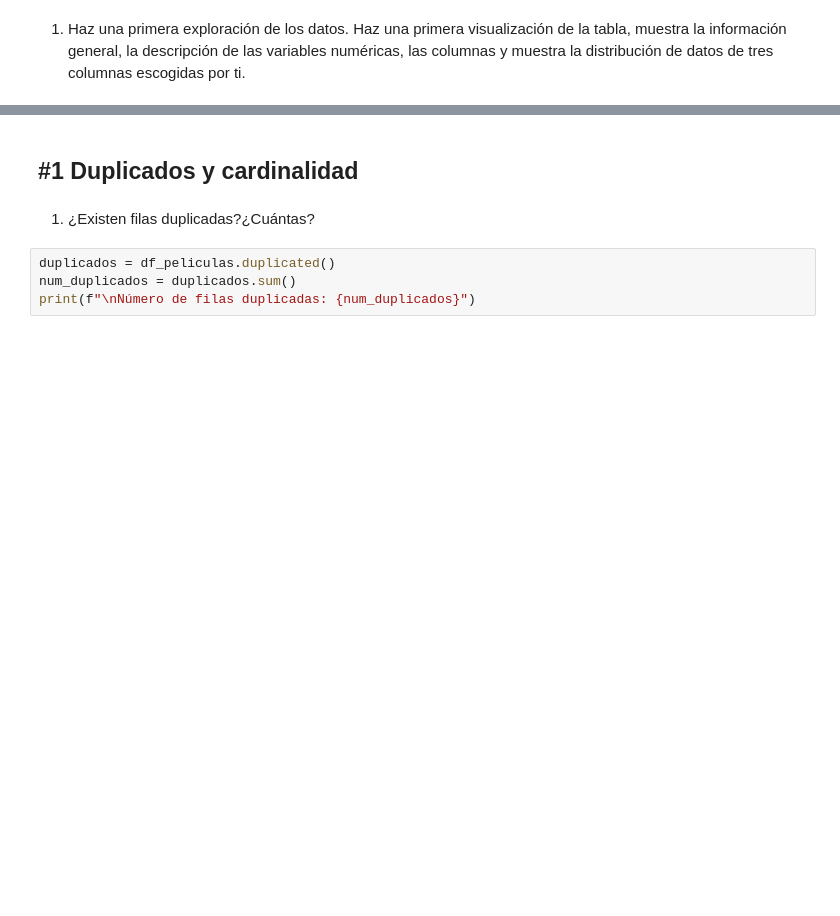
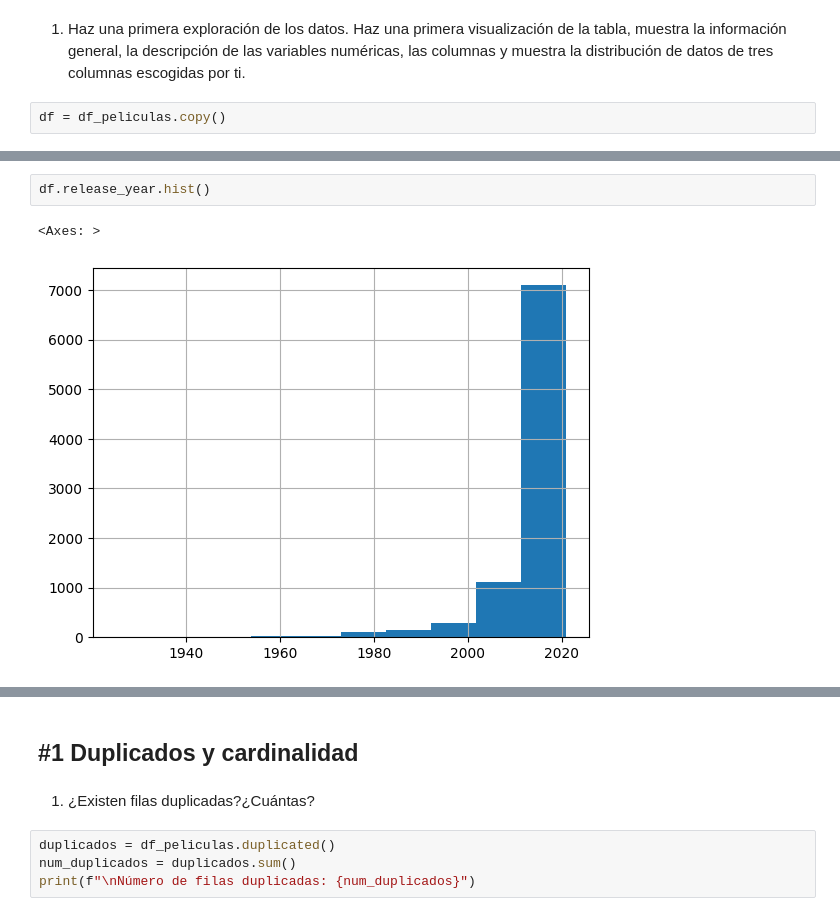
Before and after one commit to annahico/ONLINE_DS_THEBRIDGE_ANNA, a Jupyter notebook: 03_Analisis_de_Datos/Sprint_05/Unidad_01/Practica_Obligatoria/18_Practica_Obligatoria_ETL.ipynb, the cells around one changed output, grey strips where cells are left out. Cells and saved outputs as stored; diff of their text form; blank space fills up the shorter version.

```diff
--- a/03_Analisis_de_Datos/Sprint_05/Unidad_01/Practica_Obligatoria/18_Practica_Obligatoria_ETL.ipynb
+++ b/03_Analisis_de_Datos/Sprint_05/Unidad_01/Practica_Obligatoria/18_Practica_Obligatoria_ETL.ipynb
@@ -16,3 +17,5 @@ import pandas as pd
 df_peliculas = pd.read_csv("data/dataset_netflix_titles.csv")
 # %% [markdown]
 1. Haz una primera exploración de los datos. Haz una primera visualización de la tabla, muestra la información general, la descripción de las variables numéricas, las columnas y muestra la distribución de datos de tres columnas escogidas por ti.
+# %%
+df = df_peliculas.copy()
@@ -18,0 +74,5 @@ df_peliculas = pd.read_csv("data/dataset_netflix_titles.csv")
+# %%
+df.release_year.hist()
+# %% [output]
+<Axes: >
+[figure, added]
```
Also changed, not shown: parts of 9 cells of this notebook.
